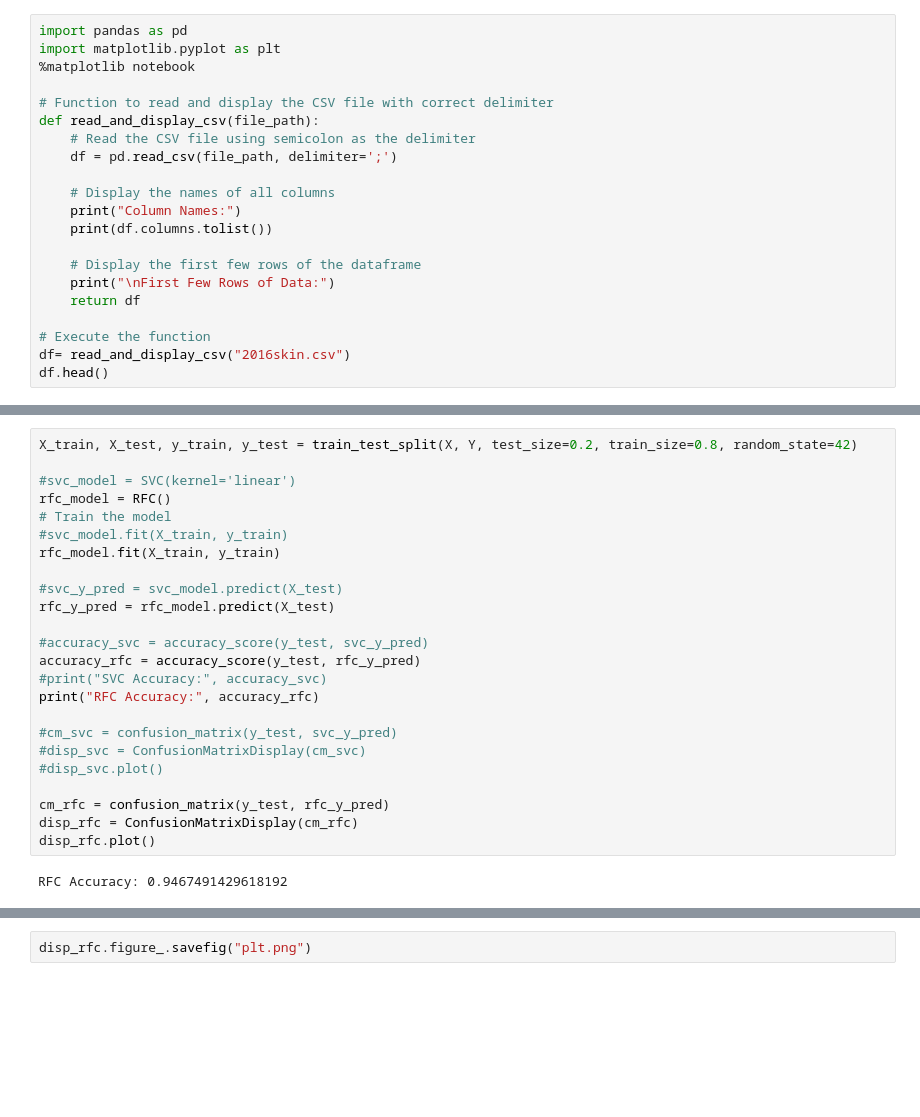
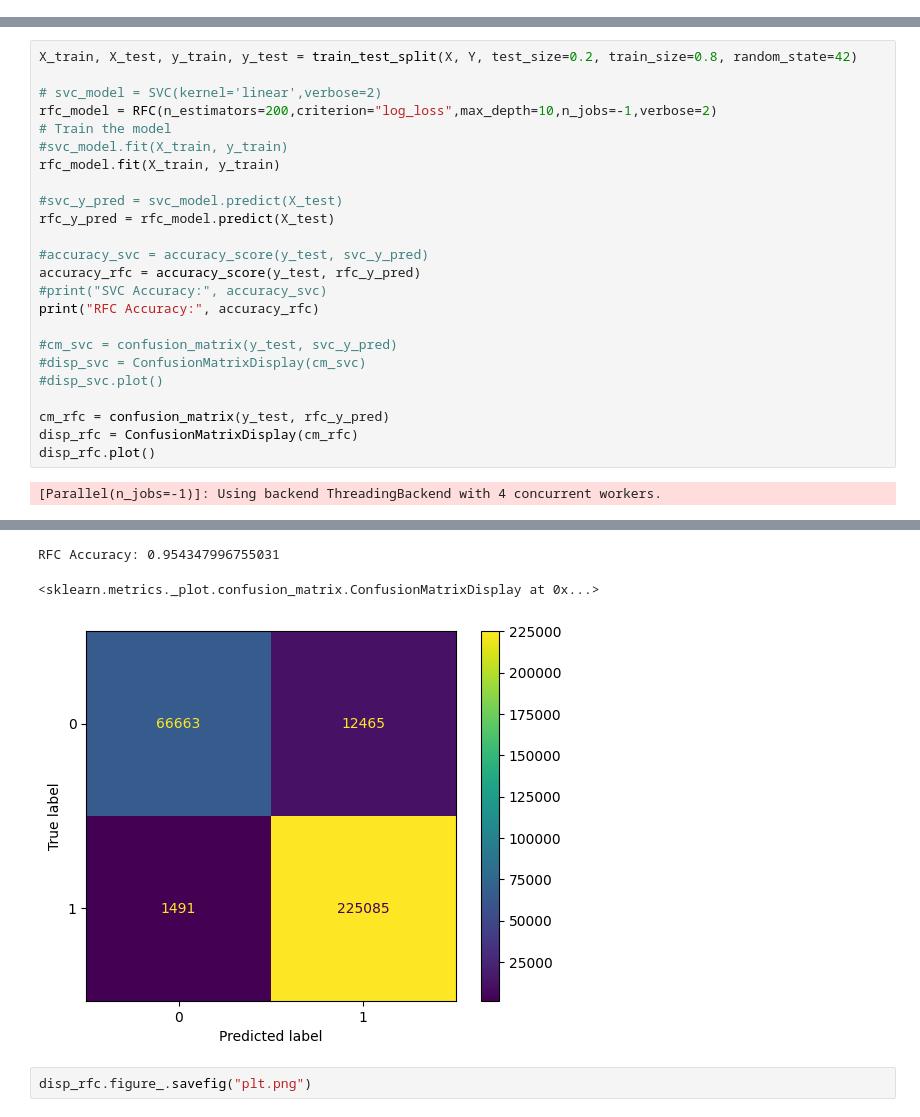
Before and after one commit to AyaMoussa/SpektralSkinAnalysis, a Jupyter notebook: RFC.ipynb, the cells around one changed output, grey strips where cells are left out. Drawn from its saved outputs; the diff is of its cells as text; blank space fills up the shorter version.

```diff
--- a/RFC.ipynb
+++ b/RFC.ipynb
@@ -1,21 +0,0 @@
-# %%
-import pandas as pd
-import matplotlib.pyplot as plt
-%matplotlib notebook
-
-# Function to read and display the CSV file with correct delimiter
-def read_and_display_csv(file_path):
-    # Read the CSV file using semicolon as the delimiter
-    df = pd.read_csv(file_path, delimiter=';')
-
-    # Display the names of all columns
-    print("Column Names:")
-    print(df.columns.tolist())
-
-    # Display the first few rows of the dataframe
-    print("\nFirst Few Rows of Data:")
-    return df
-
-# Execute the function
-df= read_and_display_csv("2016skin.csv")
-df.head()
@@ -175,8 +48,8 @@ print(X, Y)
 # %%
 X_train, X_test, y_train, y_test = train_test_split(X, Y, test_size=0.2, train_size=0.8, random_state=42)
 
-#svc_model = SVC(kernel='linear')
-rfc_model = RFC()
+# svc_model = SVC(kernel='linear',verbose=2)
+rfc_model = RFC(n_estimators=200,criterion="log_loss",max_depth=10,n_jobs=-1,verbose=2)
 # Train the model
 #svc_model.fit(X_train, y_train)
 rfc_model.fit(X_train, y_train)
@@ -197,4 +70,4 @@ cm_rfc = confusion_matrix(y_test, rfc_y_pred)
 disp_rfc = ConfusionMatrixDisplay(cm_rfc)
 disp_rfc.plot()
 # %% [output]
-RFC Accuracy: 0.9467491429618192
+[Parallel(n_jobs=-1)]: Using backend ThreadingBackend with 4 concurrent workers.
@@ -204,2 +132,5 @@ RFC Accuracy: 0.9467491429618192
+RFC Accuracy: 0.954347996755031
+<sklearn.metrics._plot.confusion_matrix.ConfusionMatrixDisplay at 0x...>
+[figure, added]
 # %%
 disp_rfc.figure_.savefig("plt.png")
```
Also changed, not shown: parts of 6 cells of this notebook, 17 other files.
